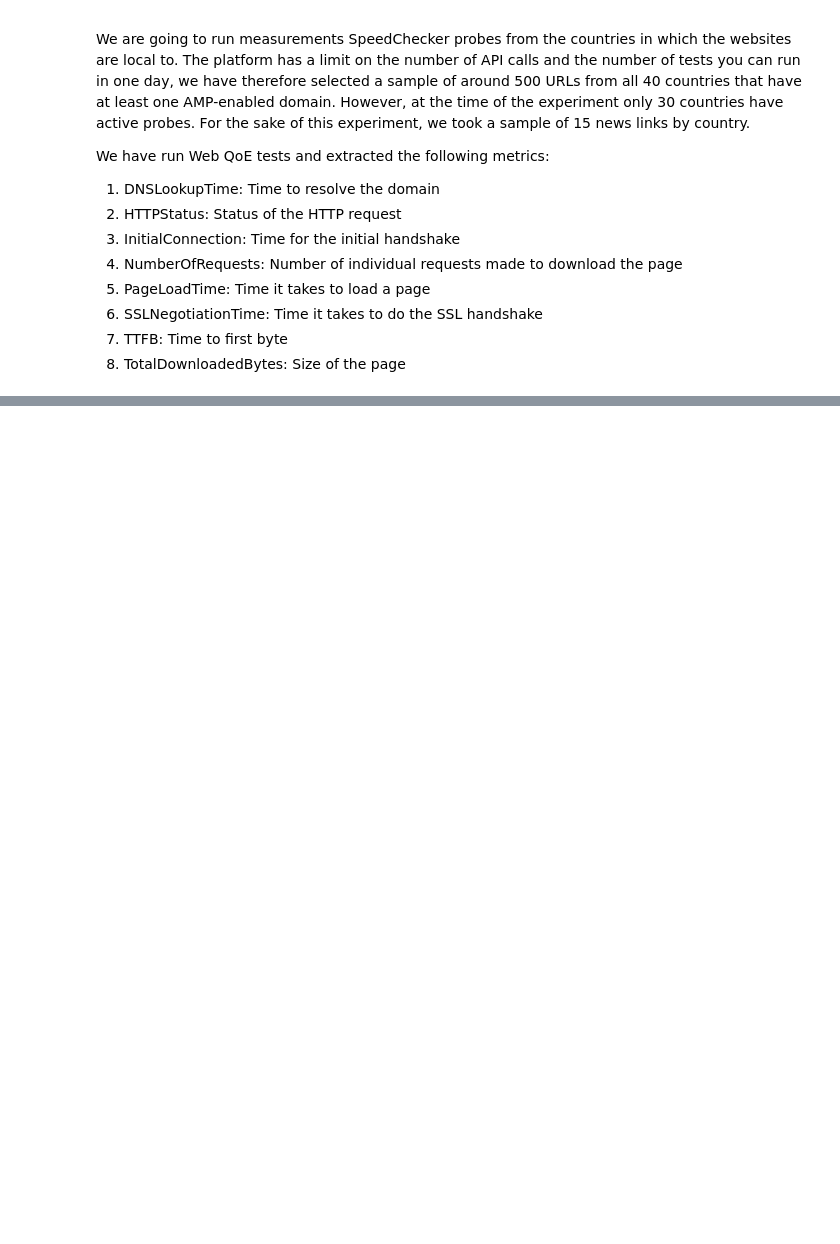
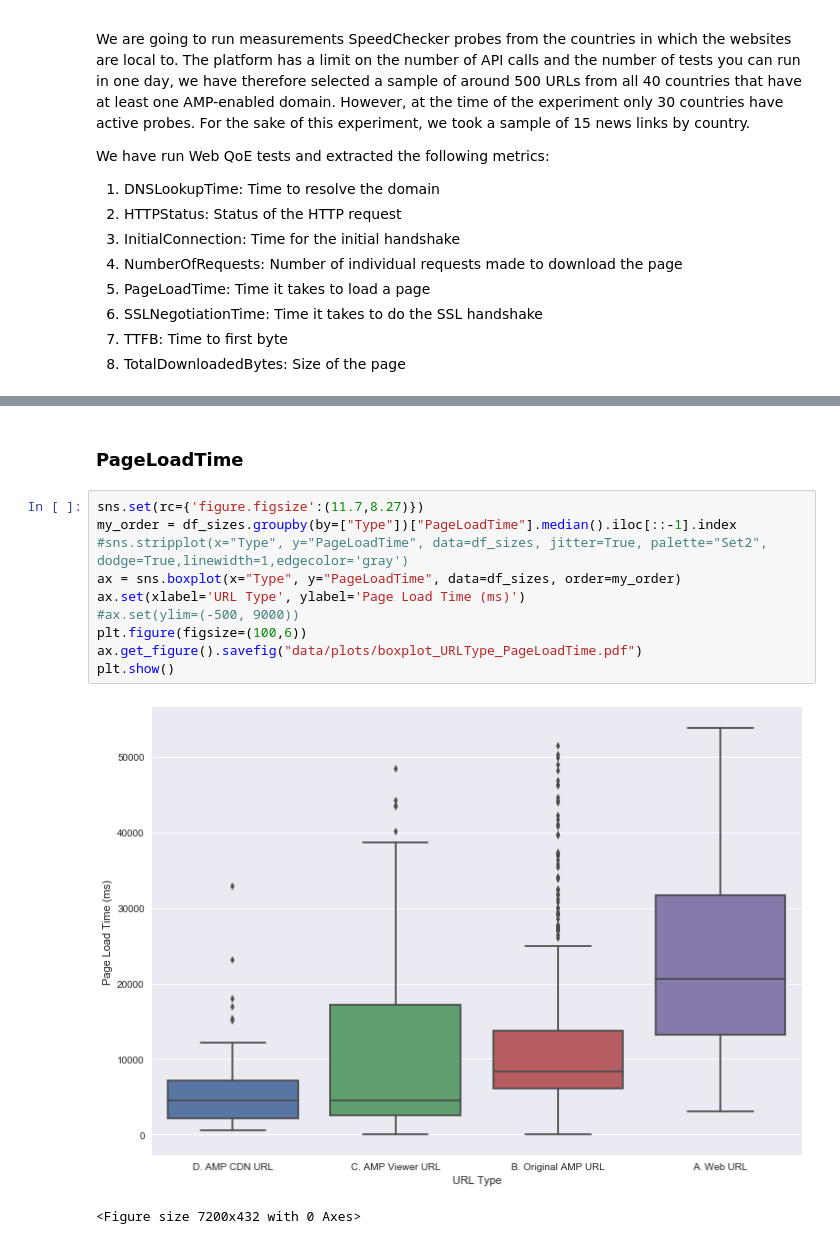
Before and after one commit to AFRINIC-Labs/content-africa-study, a Jupyter notebook: ampproject-study/Data-Analysis.ipynb, the cells around one changed output, grey strips where cells are left out. Cells and saved outputs as stored; diff of their text form; blank space fills up the shorter version.

```diff
--- a/ampproject-study/Data-Analysis.ipynb
+++ b/ampproject-study/Data-Analysis.ipynb
@@ -97,0 +145,15 @@ df_url_results
+# %% [markdown]
+### PageLoadTime
+# %%
+sns.set(rc={'figure.figsize':(11.7,8.27)})
+my_order = df_sizes.groupby(by=["Type"])["PageLoadTime"].median().iloc[::-1].index
+#sns.stripplot(x="Type", y="PageLoadTime", data=df_sizes, jitter=True, palette="Set2", dodge=True,linewidth=1,edgecolor='gray')
+ax = sns.boxplot(x="Type", y="PageLoadTime", data=df_sizes, order=my_order)
+ax.set(xlabel='URL Type', ylabel='Page Load Time (ms)')
+#ax.set(ylim=(-500, 9000))
+plt.figure(figsize=(100,6))
+ax.get_figure().savefig("data/plots/boxplot_URLType_PageLoadTime.pdf")
+plt.show()
+# %% [output]
+[figure, added]
+<Figure size 7200x432 with 0 Axes>
```
Also changed, not shown: parts of 35 cells of this notebook, 26 other files.
